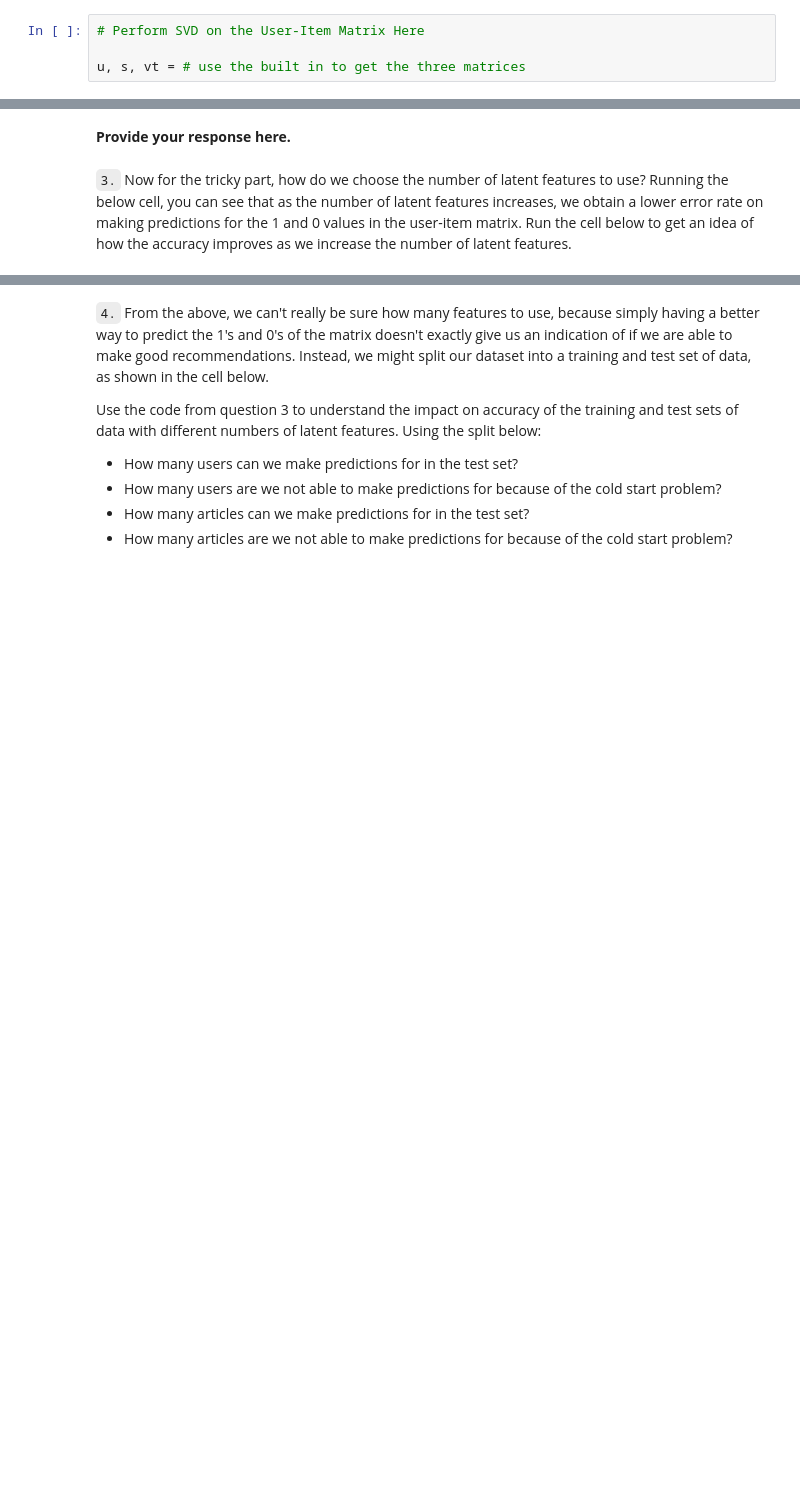
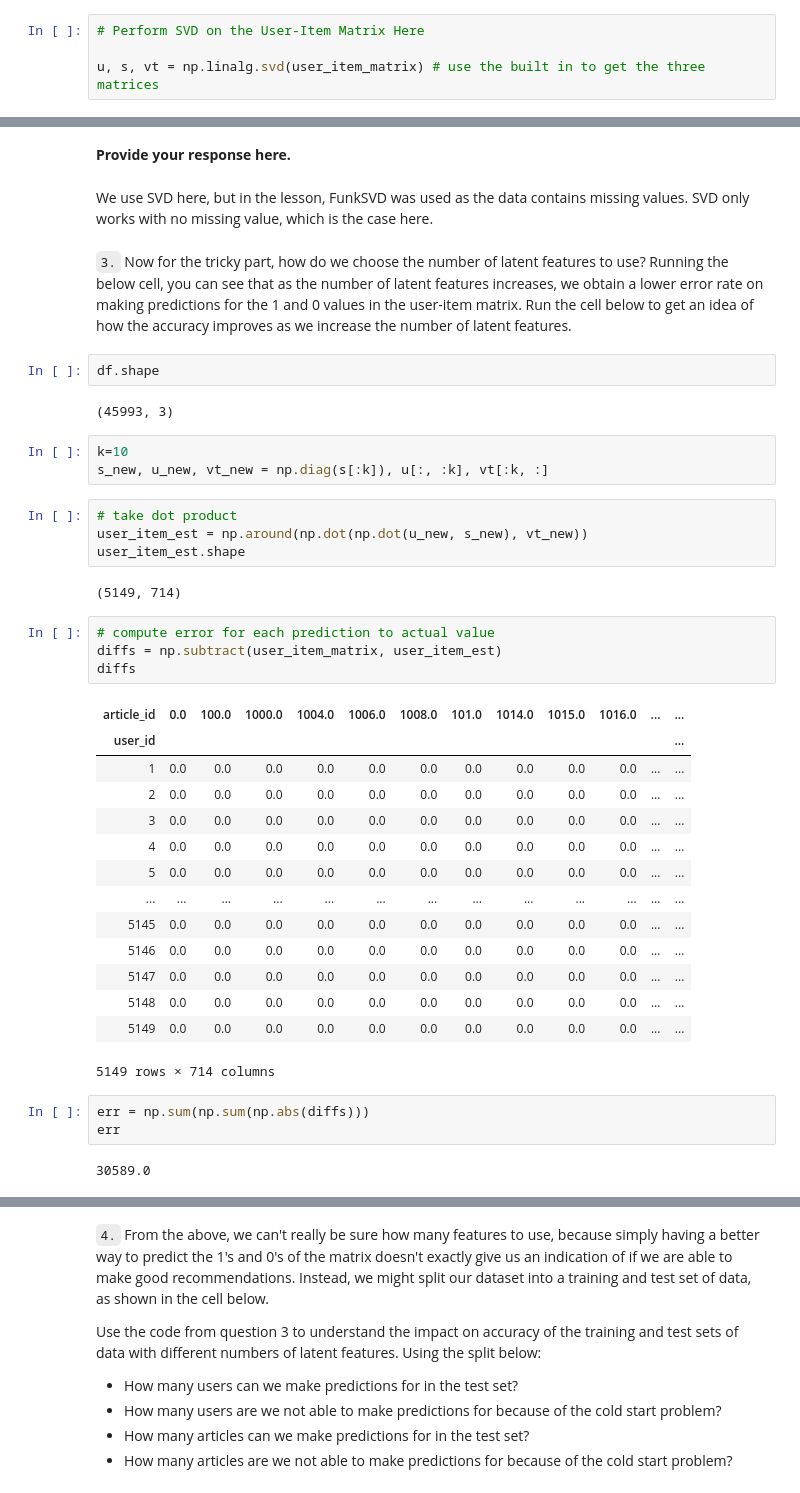
Before and after one commit to RonghuiZhou/Recommendation_Engine_IBM, a Jupyter notebook: Recommendations_with_IBM-RZhou.ipynb, the cells around one changed output, grey strips where cells are left out. Cells and saved outputs as stored; diff of their text form; blank space fills up the shorter version.

```diff
--- a/Recommendations_with_IBM-RZhou.ipynb
+++ b/Recommendations_with_IBM-RZhou.ipynb
@@ -886,4 +895,4 @@ user_item_matrix.head()
 # %%
 # Perform SVD on the User-Item Matrix Here
 
-u, s, vt = # use the built in to get the three matrices
+u, s, vt = np.linalg.svd(user_item_matrix) # use the built in to get the three matrices
@@ -890,7 +917,46 @@ u, s, vt = # use the built in to get the three matrices
 # %% [markdown]
 **Provide your response here.**
+# %% [markdown]
+We use SVD here, but in the lesson, FunkSVD was used as the data contains missing values. SVD only works with no missing value, which is the case here.
 # %% [markdown]
 `3.` Now for the tricky part, how do we choose the number of latent features to use?  Running the below cell, you can see that as the number of latent features increases, we obtain a lower error rate on making predictions for the 1 and 0 values in the user-item matrix.  Run the cell below to get an idea of how the accuracy improves as we increase the number of latent features.
+# %%
+df.shape
+# %% [output]
+(45993, 3)
+# %%
+k=10
+s_new, u_new, vt_new = np.diag(s[:k]), u[:, :k], vt[:k, :]
+# %%
+# take dot product
+user_item_est = np.around(np.dot(np.dot(u_new, s_new), vt_new))
+user_item_est.shape
+# %% [output]
+(5149, 714)
+# %%
+# compute error for each prediction to actual value
+diffs = np.subtract(user_item_matrix, user_item_est)
+diffs
+# %% [output]
+| article_id | 0.0 | 100.0 | 1000.0 | 1004.0 | 1006.0 | 1008.0 | 101.0 | 1014.0 | 1015.0 | 1016.0 | ... | ... |
+| user_id |  |  |  |  |  |  |  |  |  |  |  | ... |
+| 1 | 0.0 | 0.0 | 0.0 | 0.0 | 0.0 | 0.0 | 0.0 | 0.0 | 0.0 | 0.0 | ... | ... |
+| 2 | 0.0 | 0.0 | 0.0 | 0.0 | 0.0 | 0.0 | 0.0 | 0.0 | 0.0 | 0.0 | ... | ... |
+| 3 | 0.0 | 0.0 | 0.0 | 0.0 | 0.0 | 0.0 | 0.0 | 0.0 | 0.0 | 0.0 | ... | ... |
+| 4 | 0.0 | 0.0 | 0.0 | 0.0 | 0.0 | 0.0 | 0.0 | 0.0 | 0.0 | 0.0 | ... | ... |
+| 5 | 0.0 | 0.0 | 0.0 | 0.0 | 0.0 | 0.0 | 0.0 | 0.0 | 0.0 | 0.0 | ... | ... |
+| ... | ... | ... | ... | ... | ... | ... | ... | ... | ... | ... | ... | ... |
+| 5145 | 0.0 | 0.0 | 0.0 | 0.0 | 0.0 | 0.0 | 0.0 | 0.0 | 0.0 | 0.0 | ... | ... |
+| 5146 | 0.0 | 0.0 | 0.0 | 0.0 | 0.0 | 0.0 | 0.0 | 0.0 | 0.0 | 0.0 | ... | ... |
+| 5147 | 0.0 | 0.0 | 0.0 | 0.0 | 0.0 | 0.0 | 0.0 | 0.0 | 0.0 | 0.0 | ... | ... |
+| 5148 | 0.0 | 0.0 | 0.0 | 0.0 | 0.0 | 0.0 | 0.0 | 0.0 | 0.0 | 0.0 | ... | ... |
+| 5149 | 0.0 | 0.0 | 0.0 | 0.0 | 0.0 | 0.0 | 0.0 | 0.0 | 0.0 | 0.0 | ... | ... |
+5149 rows × 714 columns
+# %%
+err = np.sum(np.sum(np.abs(diffs)))
+err
+# %% [output]
+30589.0
 # %%
 num_latent_feats = np.arange(10,700+10,20)
 sum_errs = []
```
Also changed, not shown: parts of 24 cells of this notebook.
